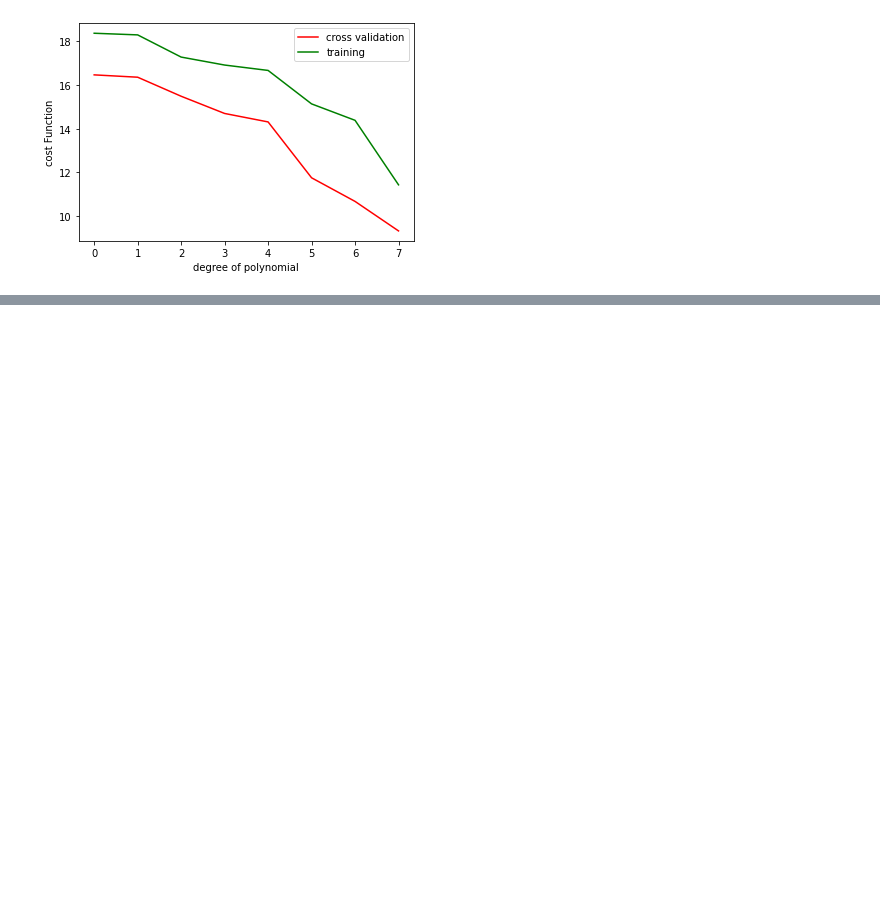
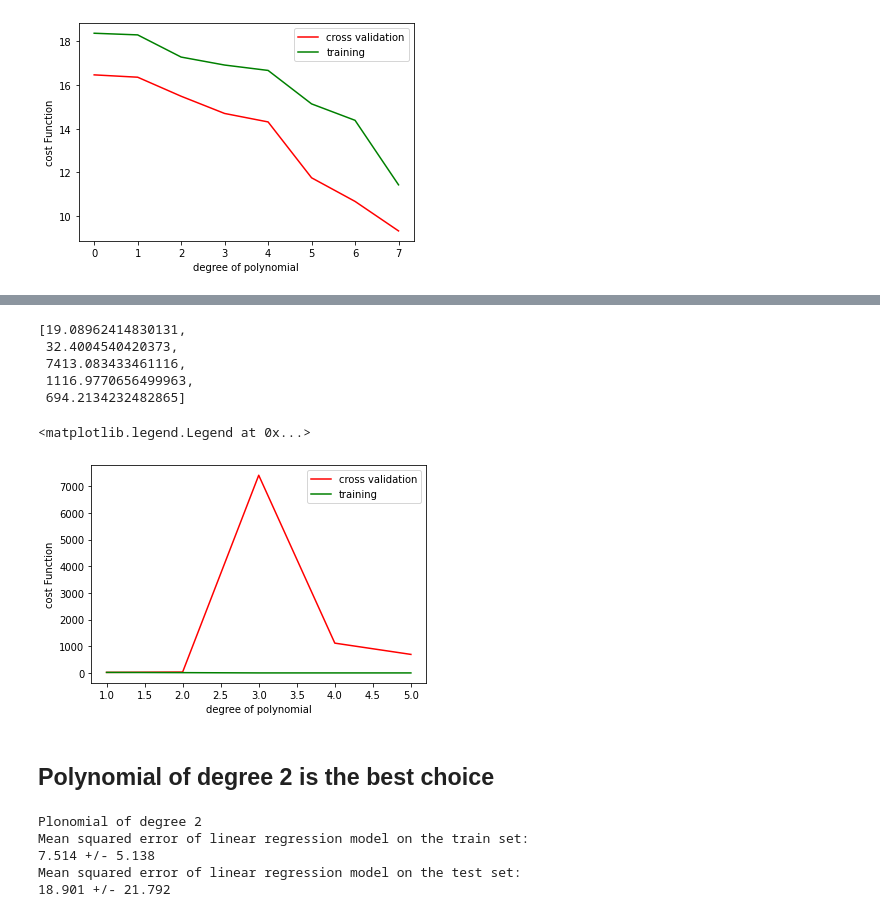
Before and after one commit to HassanTarek1/MachineLearning_Course, a Jupyter notebook: Regression Assignment/Regression.ipynb, the cells around one changed output, grey strips where cells are left out. Saved outputs shown, nothing was run; the diff lists cells and outputs as text; code cells hidden in the pictures; blank space fills up the shorter version.

Commit message:
linear regression done

```diff
--- a/Regression Assignment/Regression.ipynb
+++ b/Regression Assignment/Regression.ipynb
@@ -155,0 +159,21 @@ Generaliztion error fot test set is 19.32907575402351
+# %%
+cv_errs = []
+t_errs = []
+degree = [1,2,3,4,5]
+for i in degree:
+    linear_regression = make_pipeline(PolynomialFeatures(degree=i), MinMaxScaler(),
+                                  LinearRegression())
+    cv = ShuffleSplit(n_splits=10, random_state=1)
+    cv_results = cross_validate(linear_regression, X, Y,
+                            cv=cv, scoring="neg_mean_squared_error",
+                            return_train_score=True,
+                            return_estimator=True, n_jobs=2)
+    train_error = (-cv_results["train_score"])
+    test_error = (-cv_results["test_score"])
+    print(f'Plonomial of degree {i}')
+    print(f"Mean squared error of linear regression model on the train set:\n"
+        f"{train_error.mean():.3f} +/- {train_error.std():.3f}")
+    print(f"Mean squared error of linear regression model on the test set:\n"
+        f"{test_error.mean():.3f} +/- {test_error.std():.3f}")
+    cv_errs.append(test_error.mean())
+    t_errs.append(train_error.mean())
@@ -155,0 +198,20 @@ Generaliztion error fot test set is 19.32907575402351
+# %%
+cv_errs
+# %% [output]
+[19.08962414830131,
+ 32.4004540420373,
+ 7413.083433461116,
+ 1116.9770656499963,
+ 694.2134232482865]
+# %%
+plt.figure()
+plt.plot(degree,cv_errs,'r')
+plt.plot(degree,t_errs,'g')
+plt.ylabel(f'cost Function')
+plt.xlabel('degree of polynomial')
+plt.legend(['cross validation','training'],loc='upper right')
+# %% [output]
+<matplotlib.legend.Legend at 0x...>
+[figure, added]
+# %% [markdown]
+## Polynomial of degree 2 is the best choice
@@ -155,0 +224,14 @@ Generaliztion error fot test set is 19.32907575402351
+# %%
+train_error = (-cv_results["train_score"])
+test_error = (-cv_results["test_score"])
+print(f'Plonomial of degree 2')
+print(f"Mean squared error of linear regression model on the train set:\n"
+        f"{train_error.mean():.3f} +/- {train_error.std():.3f}")
+print(f"Mean squared error of linear regression model on the test set:\n"
+        f"{test_error.mean():.3f} +/- {test_error.std():.3f}")
+# %% [output]
+Plonomial of degree 2
+Mean squared error of linear regression model on the train set:
+7.514 +/- 5.138
+Mean squared error of linear regression model on the test set:
+18.901 +/- 21.792
```
Also changed, not shown: parts of 24 cells of this notebook.
